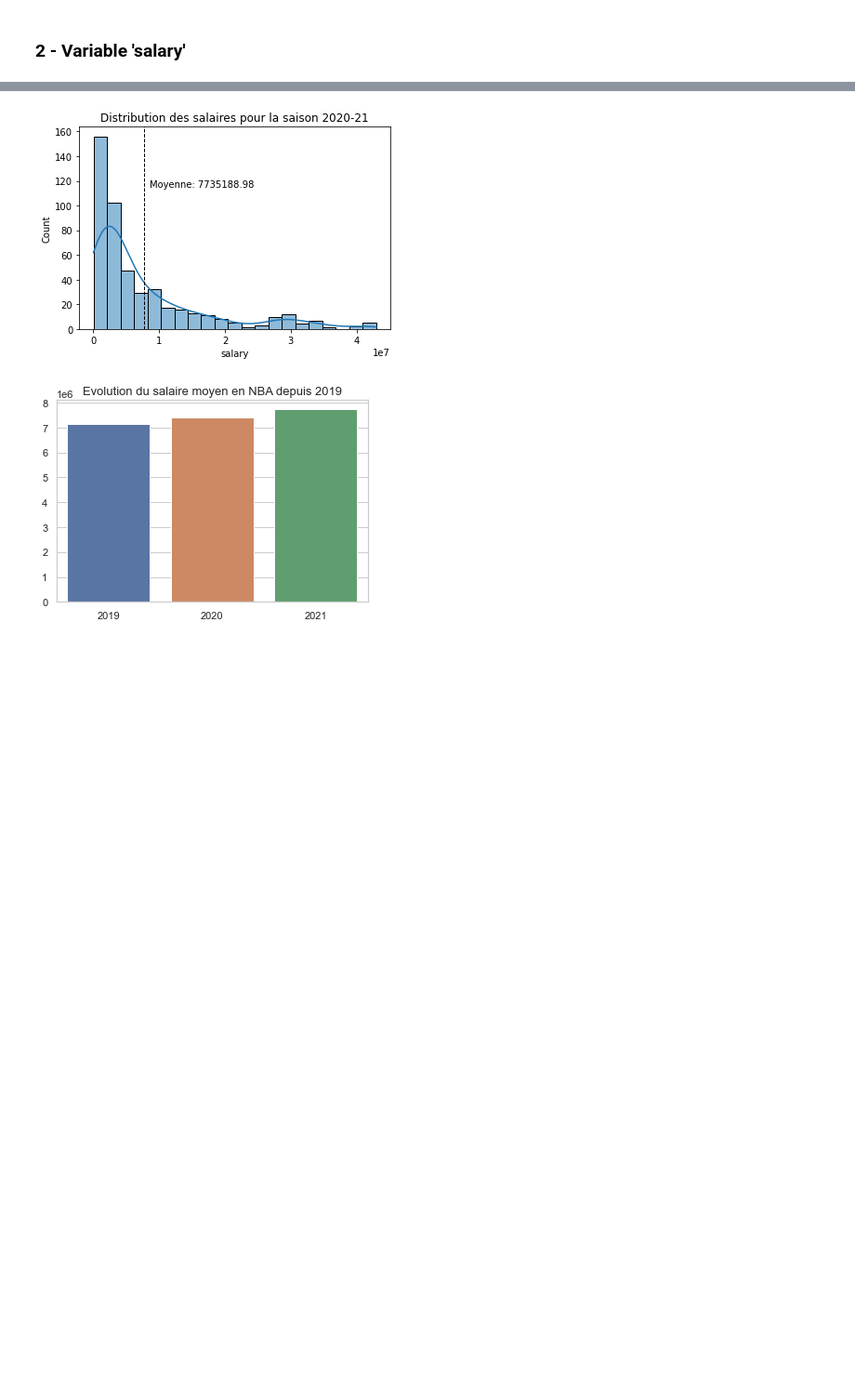
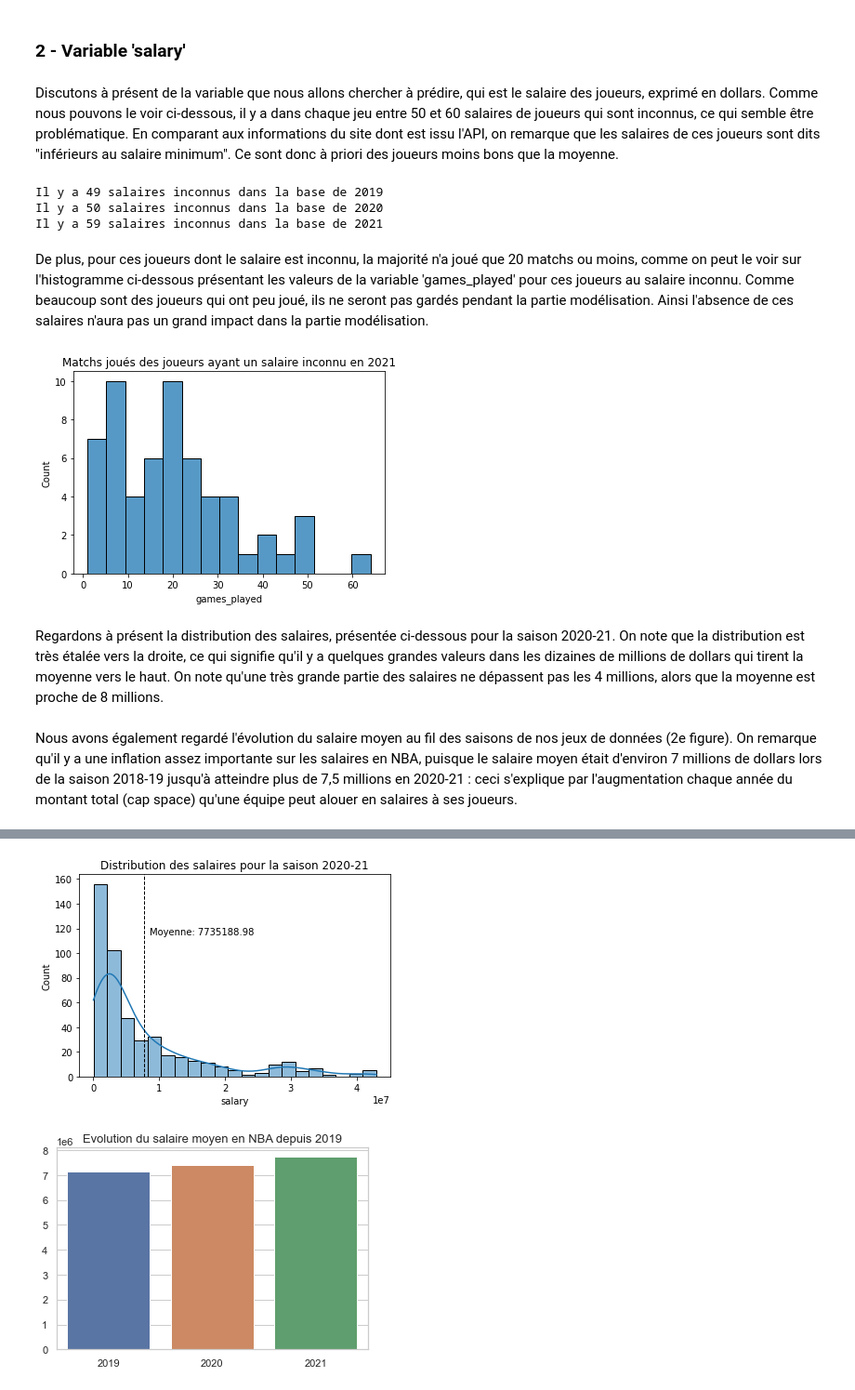
Before and after one commit to nael-farhan/python-project-nba-salaries, a Jupyter notebook: Rapport final.ipynb, the cells around one changed output, grey strips where cells are left out. Shown at 93% size. Cells and saved outputs as stored; diff of their text form; code cells hidden in the pictures; blank space fills up the shorter version.

```diff
--- a/Rapport final.ipynb
+++ b/Rapport final.ipynb
@@ -84,2 +80,24 @@ df_19[df_19.groupby('name')['name'].transform('size') > 1].sort_values(by=['name
 # %% [markdown]
 ### 2 - Variable 'salary'
+# %% [markdown]
+Discutons à présent de la variable que nous allons chercher à prédire, qui est le salaire des joueurs, exprimé en dollars.
+Comme nous pouvons le voir ci-dessous, il y a dans chaque jeu entre 50 et 60 salaires de joueurs qui sont inconnus, ce qui semble être problématique. En comparant aux informations du site dont est issu l'API, on remarque que les salaires de ces joueurs sont dits "inférieurs au salaire minimum". Ce sont donc à priori des joueurs moins bons que la moyenne.
+# %%
+print("Il y a "+str(df_19nd['salary'].isnull().sum())+" salaires inconnus dans la base de 2019")
+print("Il y a "+str(df_20nd['salary'].isnull().sum())+" salaires inconnus dans la base de 2020")
+print("Il y a "+str(df_21nd['salary'].isnull().sum())+" salaires inconnus dans la base de 2021")
+# %% [output]
+Il y a 49 salaires inconnus dans la base de 2019
+Il y a 50 salaires inconnus dans la base de 2020
+Il y a 59 salaires inconnus dans la base de 2021
+# %% [markdown]
+De plus, pour ces joueurs dont le salaire est inconnu, la majorité n'a joué que 20 matchs ou moins, comme on peut le voir sur l'histogramme ci-dessous présentant les valeurs de la variable 'games_played' pour ces joueurs au salaire inconnu. Comme beaucoup sont des joueurs qui ont peu joué, ils ne seront pas gardés pendant la partie modélisation. Ainsi l'absence de ces salaires n'aura pas un grand impact dans la partie modélisation.
+# %%
+sns.histplot(data = df_21nd[df_21nd['salary'].isnull()], x="games_played", bins=15).set_title('Matchs joués des joueurs ayant un salaire inconnu en 2021')
+plt.show()
+# %% [output]
+[figure, added]
+# %% [markdown]
+Regardons à présent la distribution des salaires, présentée ci-dessous pour la saison 2020-21. On note que la distribution est très étalée vers la droite, ce qui signifie qu'il y a quelques grandes valeurs dans les dizaines de millions de dollars qui tirent la moyenne vers le haut. On note qu'une très grande partie des salaires ne dépassent pas les 4 millions, alors que la moyenne est proche de 8 millions.
+# %% [markdown]
+Nous avons également regardé l'évolution du salaire moyen au fil des saisons de nos jeux de données (2e figure). On remarque qu'il y a une inflation assez importante sur les salaires en NBA, puisque le salaire moyen était d'environ 7 millions de dollars lors de la saison 2018-19 jusqu'à atteindre plus de 7,5 millions en 2020-21 : ceci s'explique par l'augmentation chaque année du montant total (cap space) qu'une équipe peut alouer en salaires à ses joueurs.
```
Also changed, not shown: parts of 10 cells of this notebook.
